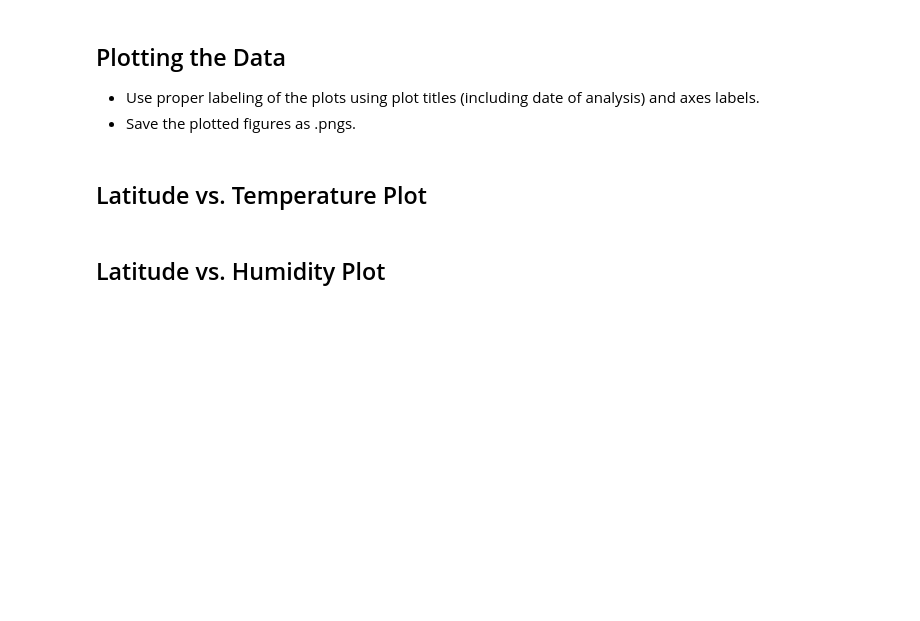
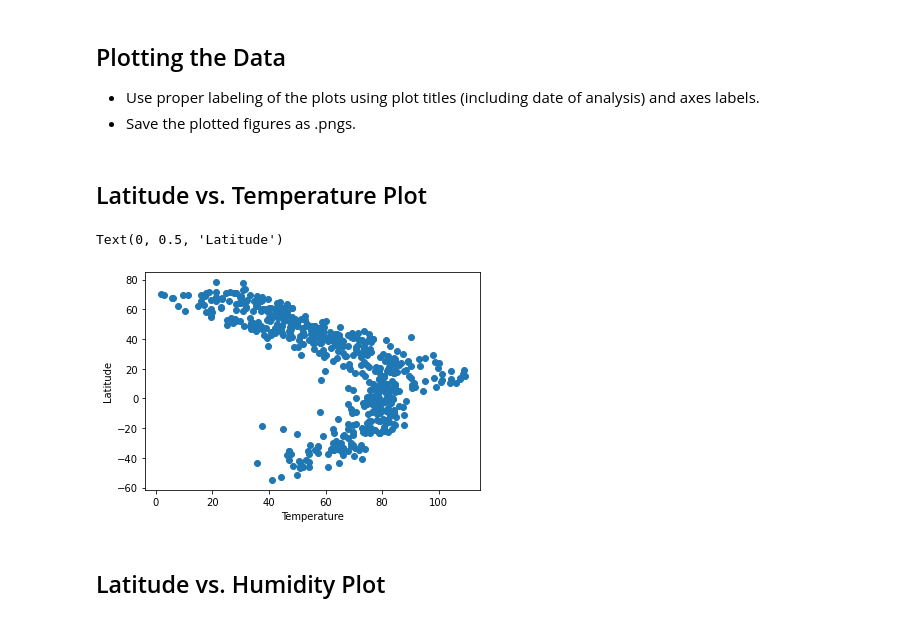
Before and after one commit to adrianna-addicks/python-api-challenge, a Jupyter notebook: starter_code/WeatherPy.ipynb, the cells around one changed output. Saved outputs shown, nothing was run; the diff lists cells and outputs as text; code cells hidden in the pictures; blank space fills up the shorter version.

Commit message:
finished with all the scatter plots

```diff
--- a/starter_code/WeatherPy.ipynb
+++ b/starter_code/WeatherPy.ipynb
@@ -132,3 +141,10 @@ Skip this step if there are no cities that have humidity > 100%.
 * Save the plotted figures as .pngs.
 # %% [markdown]
 ## Latitude vs. Temperature Plot
+# %%
+plt.scatter(weather_data["Temperature"],weather_data["Latitude"])
+plt.xlabel("Temperature")
+plt.ylabel("Latitude")
+# %% [output]
+Text(0, 0.5, 'Latitude')
+[figure, added]
```
Also changed, not shown: parts of 13 cells of this notebook, 2 other files.
